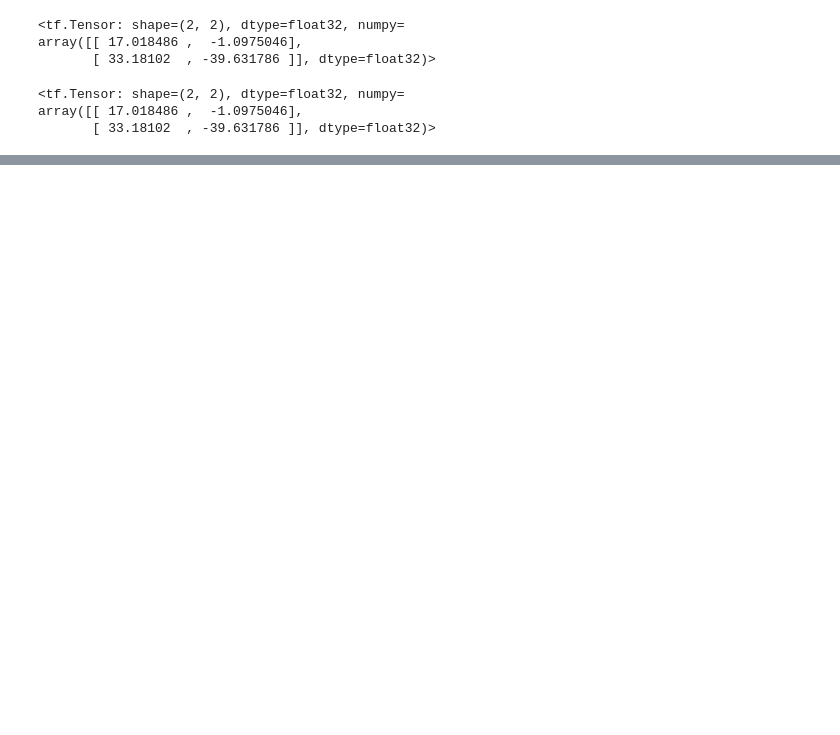
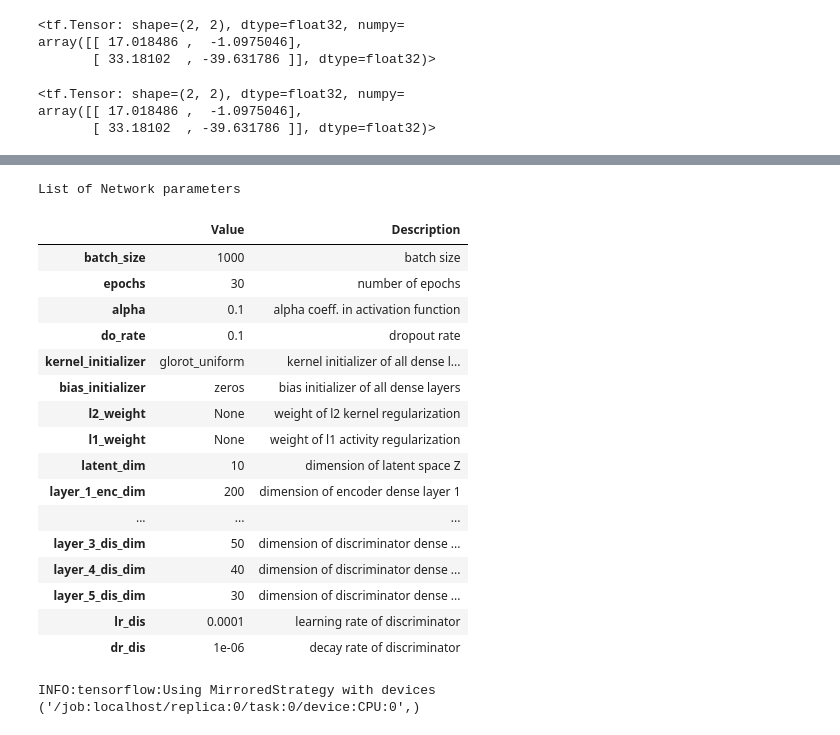
Before and after one commit to emolinaro/scRNAseq-AAE, a Jupyter notebook: notebooks/Test.ipynb, the cells around one changed output, grey strips where cells are left out. Drawn from its saved outputs; the diff is of its cells as text; code cells hidden in the pictures; blank space fills up the shorter version.

```diff
--- a/notebooks/Test.ipynb
+++ b/notebooks/Test.ipynb
@@ -284,0 +259,57 @@ array([[ 17.018486 ,  -1.0975046],
+# %%
+# Show network hyper-parameters
+
+print("List of Network parameters")
+model.get_parameters()
+# %% [output]
+List of Network parameters
+|  | Value | Description |
+| batch_size | 1000 | batch size |
+| epochs | 30 | number of epochs |
+| alpha | 0.1 | alpha coeff. in activation function |
+| do_rate | 0.1 | dropout rate |
+| kernel_initializer | glorot_uniform | kernel initializer of all dense l... |
+| bias_initializer | zeros | bias initializer of all dense layers |
+| l2_weight | None | weight of l2 kernel regularization |
+| l1_weight | None | weight of l1 activity regularization |
+| latent_dim | 10 | dimension of latent space Z |
+| layer_1_enc_dim | 200 | dimension of encoder dense layer 1 |
+| ... | ... | ... |
+| layer_3_dis_dim | 50 | dimension of discriminator dense ... |
+| layer_4_dis_dim | 40 | dimension of discriminator dense ... |
+| layer_5_dis_dim | 30 | dimension of discriminator dense ... |
+| lr_dis | 0.0001 | learning rate of discriminator |
+| dr_dis | 1e-06 | decay rate of discriminator |
+# %%
+# Define distribute strategy and build the full model
+
+TF_DISTRIBUTE_MIRRORED_STRATEGY = True
+TF_DISTRIBUTE_CENTRAL_STORAGE_STRATEGY = False
+
+if TF_DISTRIBUTE_MIRRORED_STRATEGY:
+
+    #     CROSS_DEVICE_OPS = tf.distribute.HierarchicalCopyAllReduce()
+    #     CROSS_DEVICE_OPS = tf.distribute.ReductionToOneDevice()
+    CROSS_DEVICE_OPS = tf.distribute.NcclAllReduce()
+
+    strategy = tf.distribute.MirroredStrategy(
+        cross_device_ops=CROSS_DEVICE_OPS)
+
+    with strategy.scope():
+        model.build_model()
+
+elif TF_DISTRIBUTE_CENTRAL_STORAGE_STRATEGY:
+
+    strategy = tf.distribute.experimental.CentralStorageStrategy()
+
+    with strategy.scope():
+
+        BATCH_SIZE_PER_REPLICA = model.batch_size
+        global_batch_size = (BATCH_SIZE_PER_REPLICA * strategy.num_replicas_in_sync)
+        model.batch_size = global_batch_size
+        model.build_model()
+
+else:
+     model.build_model()
+# %% [output]
+INFO:tensorflow:Using MirroredStrategy with devices ('/job:localhost/replica:0/task:0/device:CPU:0',)
```
Also changed, not shown: parts of 21 cells of this notebook, 3 other files.
